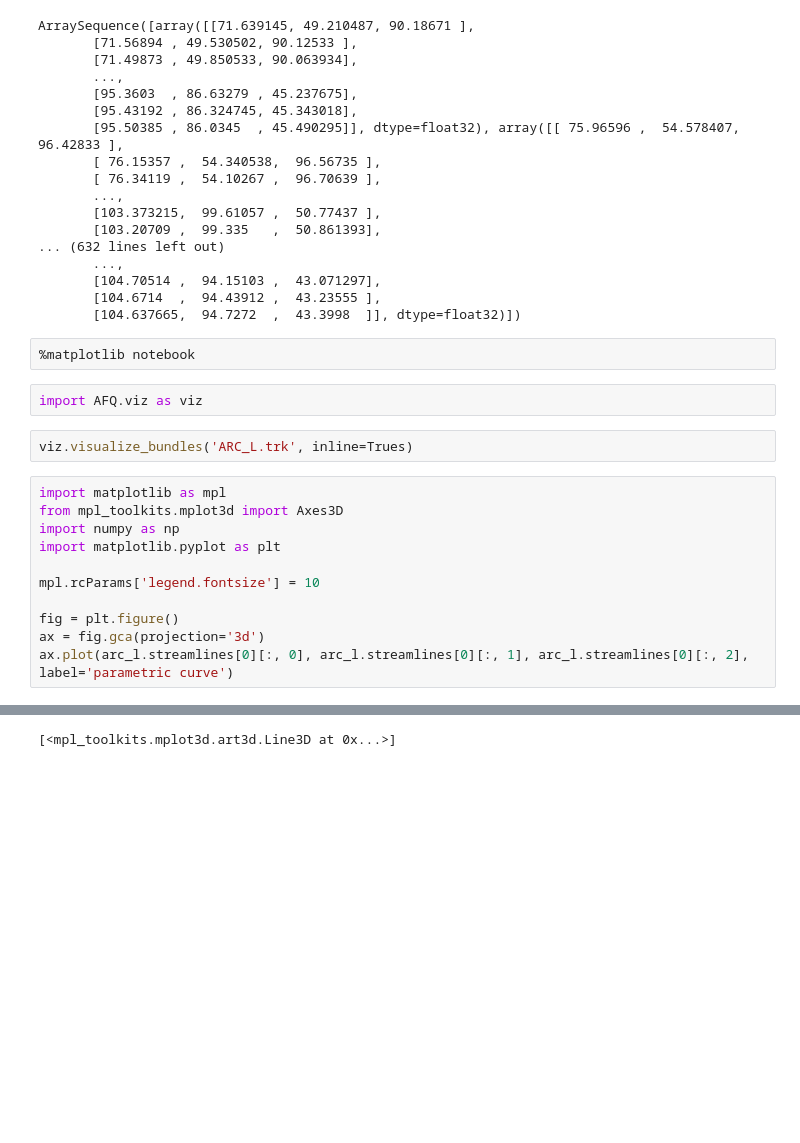
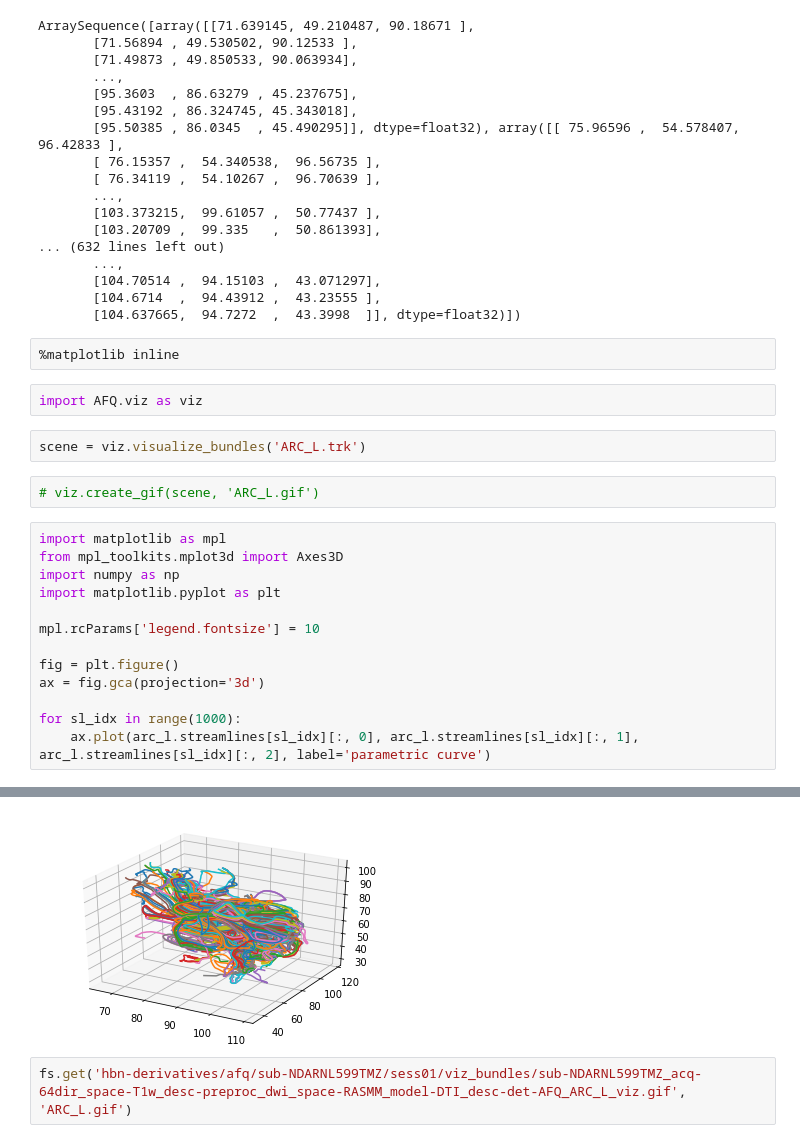
Before and after one commit to nrdg/hbn-hub, a Jupyter notebook: notebooks/2020-06-24-get-data.ipynb, the cells around one changed output, grey strips where cells are left out. Cells and saved outputs as stored; diff of their text form; blank space fills up the shorter version.

```diff
--- a/notebooks/2020-06-24-get-data.ipynb
+++ b/notebooks/2020-06-24-get-data.ipynb
@@ -134,11 +134,13 @@ ArraySequence([array([[71.639145, 49.210487, 90.18671 ],
        [104.6714  ,  94.43912 ,  43.23555 ],
        [104.637665,  94.7272  ,  43.3998  ]], dtype=float32)])
 # %%
-%matplotlib notebook
+%matplotlib inline
 # %%
 import AFQ.viz as viz
 # %%
-viz.visualize_bundles('ARC_L.trk', inline=Trues)
+scene = viz.visualize_bundles('ARC_L.trk')
+# %%
+# viz.create_gif(scene, 'ARC_L.gif')
 # %%
 import matplotlib as mpl
 from mpl_toolkits.mplot3d import Axes3D
@@ -149,5 +151,7 @@ mpl.rcParams['legend.fontsize'] = 10
 
 fig = plt.figure()
 ax = fig.gca(projection='3d')
-ax.plot(arc_l.streamlines[0][:, 0], arc_l.streamlines[0][:, 1], arc_l.streamlines[0][:, 2], label='parametric curve')
+
+for sl_idx in range(1000):
+    ax.plot(arc_l.streamlines[sl_idx][:, 0], arc_l.streamlines[sl_idx][:, 1], arc_l.streamlines[sl_idx][:, 2], label='parametric curve')
 # %% [output]
@@ -156 +158,3 @@ ax.plot(arc_l.streamlines[0][:, 0], arc_l.streamlines[0][:, 1], arc_l.streamline
-[<mpl_toolkits.mplot3d.art3d.Line3D at 0x...>]
+[figure, added]
+# %%
+fs.get('hbn-derivatives/afq/sub-NDARNL599TMZ/sess01/viz_bundles/sub-NDARNL599TMZ_acq-64dir_space-T1w_desc-preproc_dwi_space-RASMM_model-DTI_desc-det-AFQ_ARC_L_viz.gif', 'ARC_L.gif')
```
Also changed, not shown: parts of 1 cell of this notebook.
